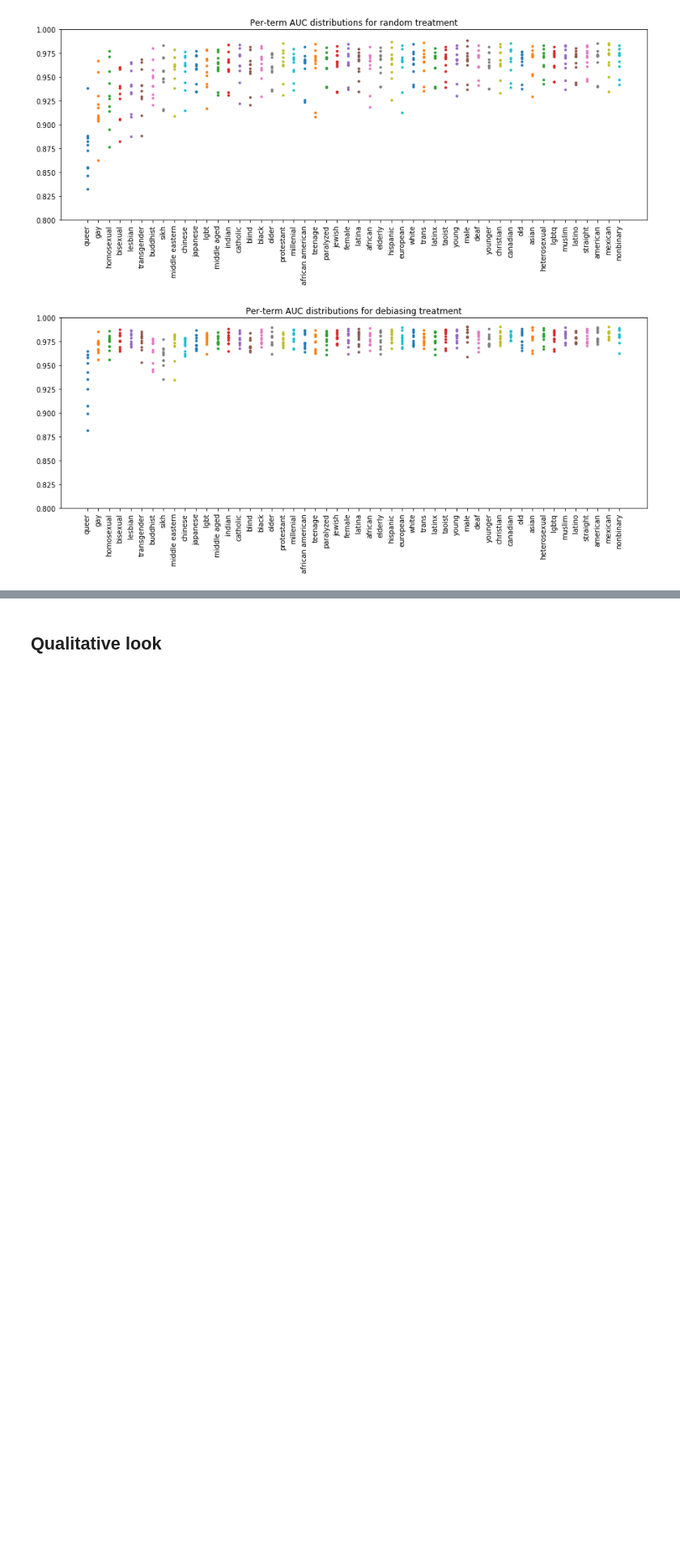
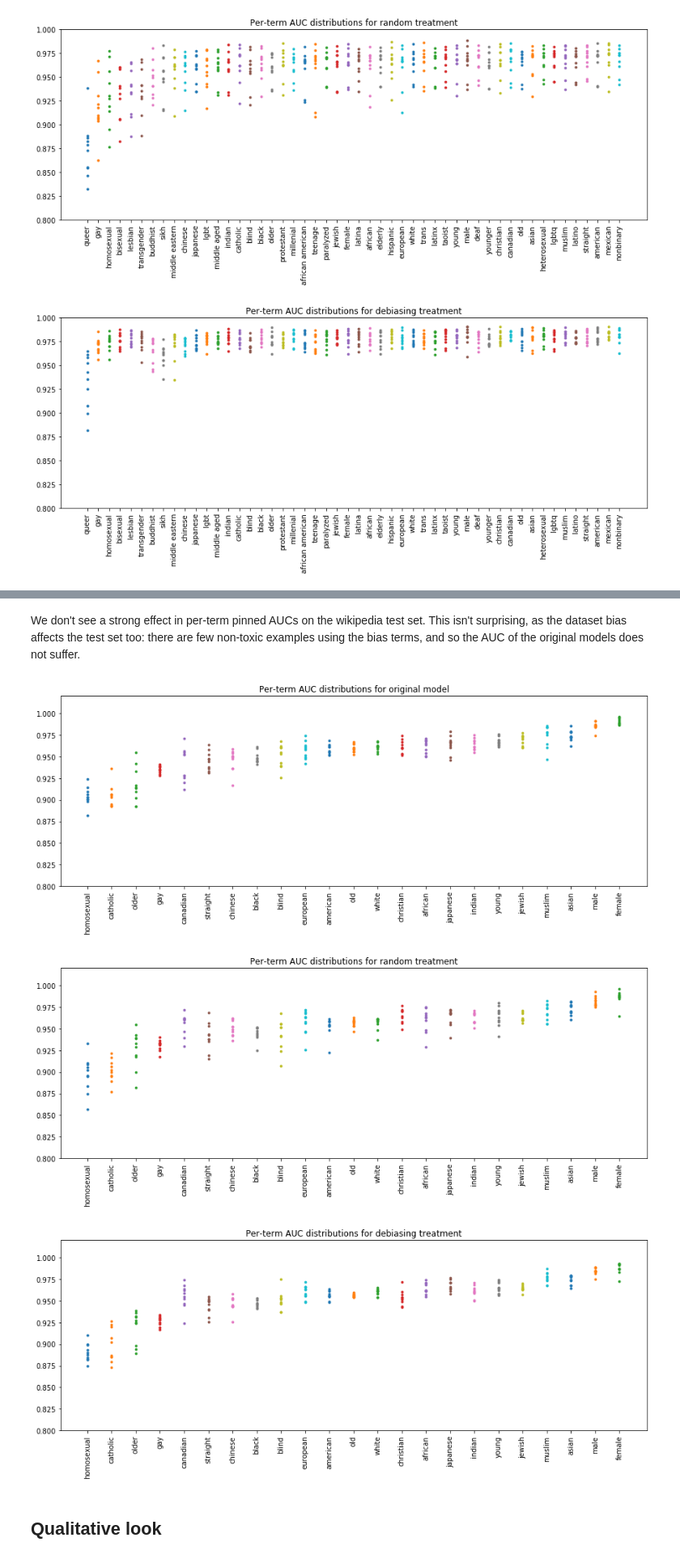
Before and after one commit to conversationai/unintended-ml-bias-analysis, a Jupyter notebook: src/Model bias analysis.ipynb, the cells around one changed output, grey strips where cells are left out. Shown at 81% size. Saved outputs shown, nothing was run; the diff lists cells and outputs as text; code cells hidden in the pictures; blank space fills up the shorter version.

Commit message:
Add scoring of wikipedia test set and analysis. No big revelations.

```diff
--- a/src/Model bias analysis.ipynb
+++ b/src/Model bias analysis.ipynb
@@ -138,8 +134,8 @@ _raw_term_aucs = model_bias_analysis.per_term_aucs(madlibs, madlibs_terms, all_m
 CPU times: user 6.88 s, sys: 24 ms, total: 6.9 s
 Wall time: 6.87 s
 # %%
-_term_aucs = _raw_term_aucs.rename(columns=column_renamer).sort_values('orig_mean')
-_term_aucs[['term', 'orig_mean','orig_std', 'random_mean','random_std', 'debias_mean','debias_std']]
+_term_madlibs_aucs = _raw_term_madlibs_aucs.rename(columns=column_renamer).sort_values('orig_mean')
+_term_madlibs_aucs[['term', 'orig_mean','orig_std', 'random_mean','random_std', 'debias_mean','debias_std']]
 # %% [output]
 |  | term | orig_mean | orig_std | random_mean | random_std | debias_mean | debias_std |
 | 5 | queer | 0.885442 | 0.029058 | 0.873495 | 0.028039 | 0.932785 | 0.027311 |
@@ -175,7 +171,7 @@ per-term AUC histogram: mean AUCs across terms for: debias_mean
 for title, auc_collection_col in [('original model', 'orig_aucs'),
                                   ('random treatment', 'random_aucs'),
                                   ('debiasing treatment', 'debias_aucs')]:
-    model_bias_analysis.per_term_scatterplots(_term_aucs, 'term', auc_collection_col,
+    model_bias_analysis.per_term_scatterplots(_term_madlibs_aucs, 'term', auc_collection_col,
                                               title='Per-term AUC distributions for ' + title)
 # %% [output]
 [figure]
@@ -183,0 +182,3 @@ for title, auc_collection_col in [('original model', 'orig_aucs'),
+# %%
+%%time
+_raw_term_wiki_aucs = model_bias_analysis.per_term_aucs(wiki_test, madlibs_terms, all_model_families_names, 'text', 'label')
@@ -184,3 +188,20 @@ for title, auc_collection_col in [('original model', 'orig_aucs'),
+# %%
+_term_wiki_aucs = _raw_term_wiki_aucs.rename(columns=column_renamer).sort_values('orig_mean')
+# %% [markdown]
+We don't see a strong effect in per-term pinned AUCs on the wikipedia test set. This isn't surprising, as the dataset bias affects the test set too: there are few non-toxic examples using the bias terms, and so the AUC of the original models does not suffer.
+# %%
+# AUC on tiny datasets is very noisy.
+_term_wiki_aucs_nottiny = _term_wiki_aucs[_term_wiki_aucs['subset_size'] > 50]
+
+for title, auc_collection_col in [('original model', 'orig_aucs'),
+                                  ('random treatment', 'random_aucs'),
+                                  ('debiasing treatment', 'debias_aucs')]:
+    model_bias_analysis.per_term_scatterplots(_term_wiki_aucs_nottiny, 'term', auc_collection_col,
+                                              title='Per-term AUC distributions for ' + title, y_lim=(0.8, 1.02))
+# %% [output]
+[figure, added]
+[figure, added]
+[figure, added]
 # %% [markdown]
 ## Qualitative look
 # %%
```
Also changed, not shown: parts of 16 cells of this notebook, 1 other file.
